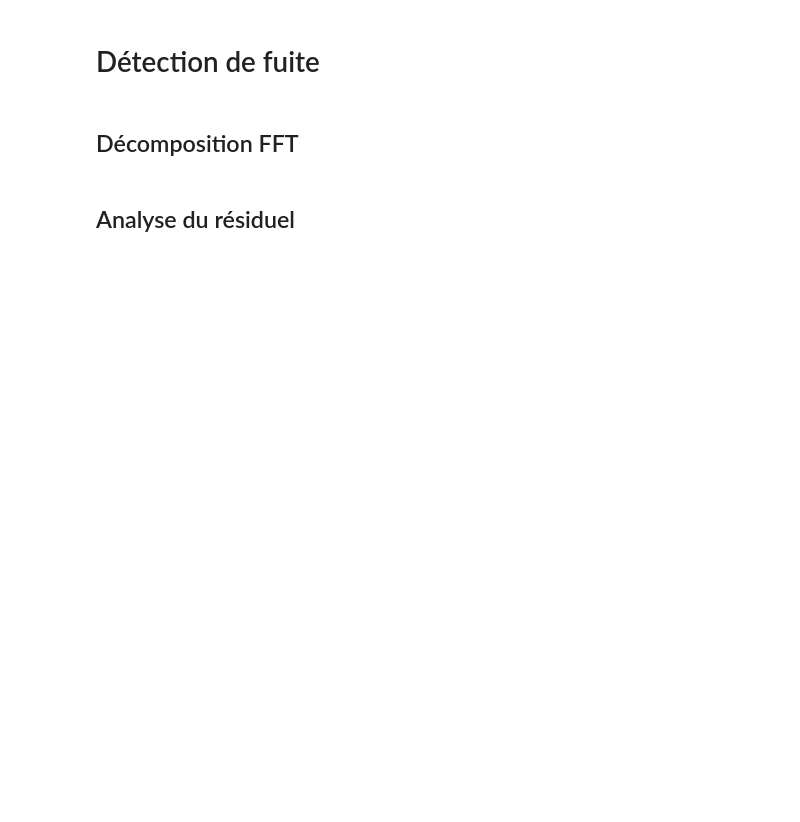
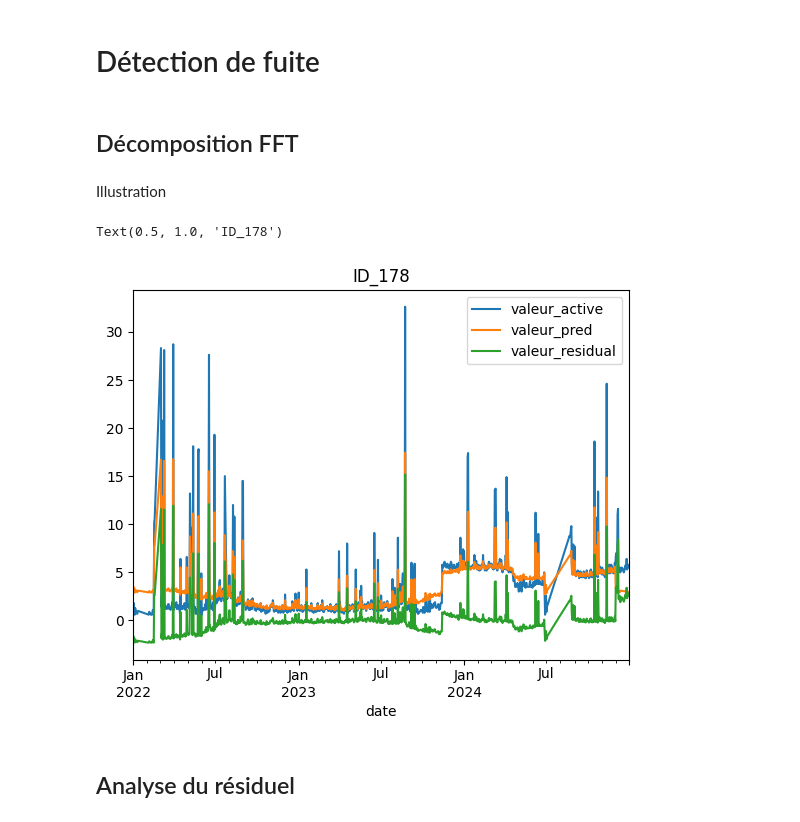
Before and after one commit to montagneForEver/ML_consommation_eau, a Jupyter notebook: presentation.ipynb, the cells around one changed output. Saved outputs shown, nothing was run; the diff lists cells and outputs as text; code cells hidden in the pictures; blank space fills up the shorter version.

```diff
--- a/presentation.ipynb
+++ b/presentation.ipynb
@@ -720,5 +721,14 @@ window=30
 data_with_fft = data_resampled.groupby('libelle', group_keys=False).apply(decompose_fft, window=window)
 # %%
 data_with_fft['valeur_residual']=data_with_fft['valeur_active']-data_with_fft['valeur_pred']
+# %% [markdown]
+Illustration
+# %%
+libelle='ID_178'
+data_with_fft[data_with_fft['libelle']==libelle].set_index('date').plot()
+plt.title(libelle)
+# %% [output]
+Text(0.5, 1.0, 'ID_178')
+[figure, added]
 # %% [markdown]
 ## Analyse du résiduel
```
Also changed, not shown: parts of 8 cells of this notebook, 2 other files.
